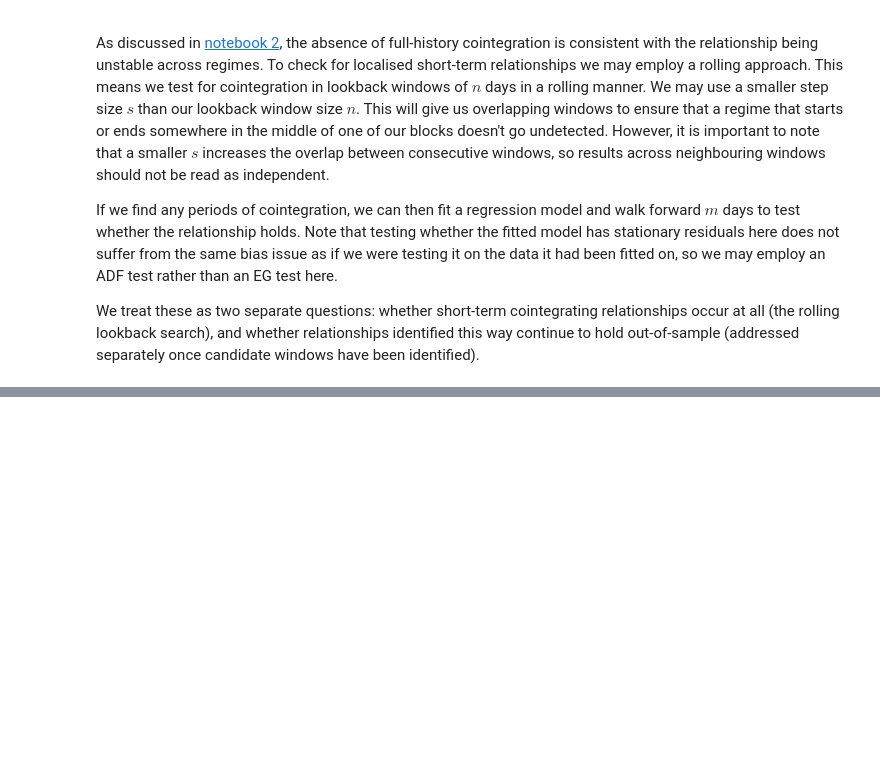
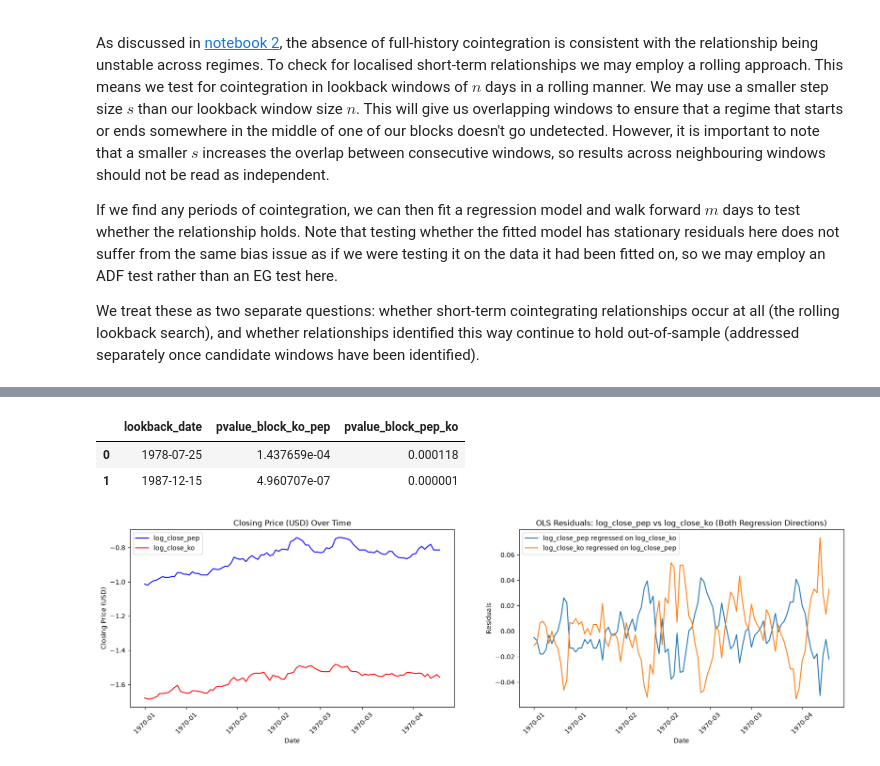
Before and after one commit to BenJonesData/pairs-trading-regime-stability, a Jupyter notebook: notebooks/03_rolling_walkforward.ipynb, the cells around one changed output, grey strips where cells are left out. Cells and saved outputs as stored; diff of their text form; code cells hidden in the pictures; blank space fills up the shorter version.

Commit message:
find cointegrated periods

```diff
--- a/notebooks/03_rolling_walkforward.ipynb
+++ b/notebooks/03_rolling_walkforward.ipynb
@@ -42,0 +44,28 @@ Adjusted per-test significance level for regime identification:  9.1911764705882
+# %%
+df.sort_index(inplace=True)
+df_log = df[[]].copy()
+df_log['log_close_pep'] = np.log(df['close_pep'])
+df_log['log_close_ko'] = np.log(df['close_ko'])
+# %%
+identified_relationships = {"lookback_date": [], "pvalue_block_ko_pep": [], "pvalue_block_pep_ko": []}
+
+for i in range(num_tests):
+    block_start = i * STEP_SIZE
+    block_end = block_start + N_LOOKBACK
+    lookback_date = df_log.index[block_end]
+
+    df_block = df_log[block_start: block_end]
+
+    _, pvalue_block_ko_pep, _ = coint(df_block['log_close_ko'], df_block['log_close_pep'])
+    _, pvalue_block_pep_ko, _ = coint(df_block['log_close_pep'], df_block['log_close_ko'])
+
+    if (pvalue_block_ko_pep < sig_level_adj_coin) and (pvalue_block_pep_ko < sig_level_adj_coin):
+
+        identified_relationships["lookback_date"].append(lookback_date)
+        identified_relationships["pvalue_block_ko_pep"].append(pvalue_block_ko_pep)
+        identified_relationships["pvalue_block_pep_ko"].append(pvalue_block_pep_ko)
+
+    if i % 100 == 0:
+        print(i, " of ", num_tests, " completed")
+
+print("done!")
@@ -42,0 +80,14 @@ Adjusted per-test significance level for regime identification:  9.1911764705882
+# %%
+identified_relationships = pd.DataFrame(identified_relationships)
+identified_relationships
+# %% [output]
+|  | lookback_date | pvalue_block_ko_pep | pvalue_block_pep_ko |
+| 0 | 1978-07-25 | 1.437659e-04 | 0.000118 |
+| 1 | 1987-12-15 | 4.960707e-07 | 0.000001 |
+# %%
+df_coin_1 = df_log[:identified_relationships['lookback_date'][0]].tail(N_LOOKBACK)
+df_coin_2 = df_log[:identified_relationships['lookback_date'][1]].tail(N_LOOKBACK)
+# %%
+results_1_dict = model_fit_and_plots(df_coin_1, 'log_close_pep', 'log_close_ko', "Closing Price (USD)")
+# %% [output]
+[figure, added]
```
Also changed, not shown: parts of 7 cells of this notebook, 3 other files.
